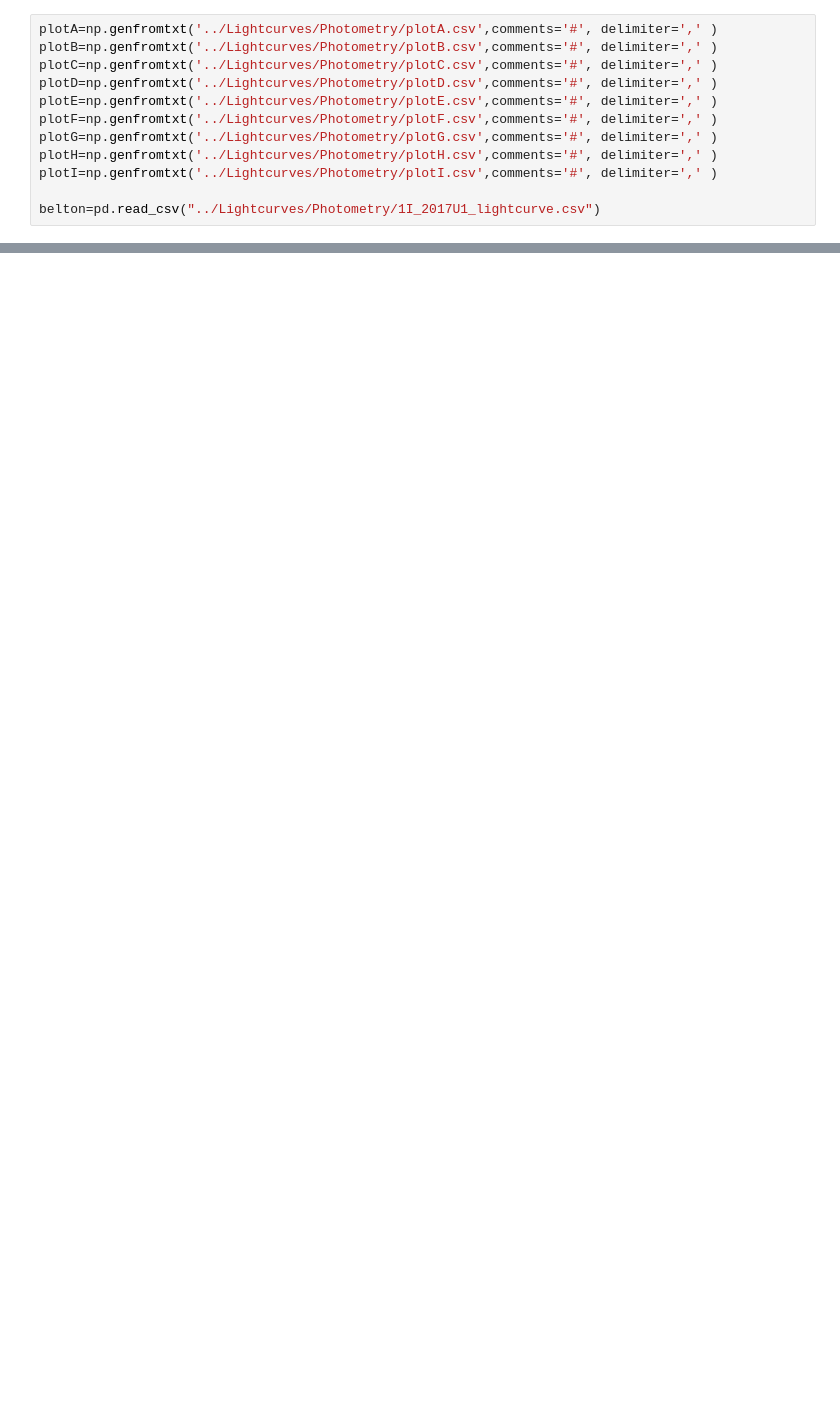
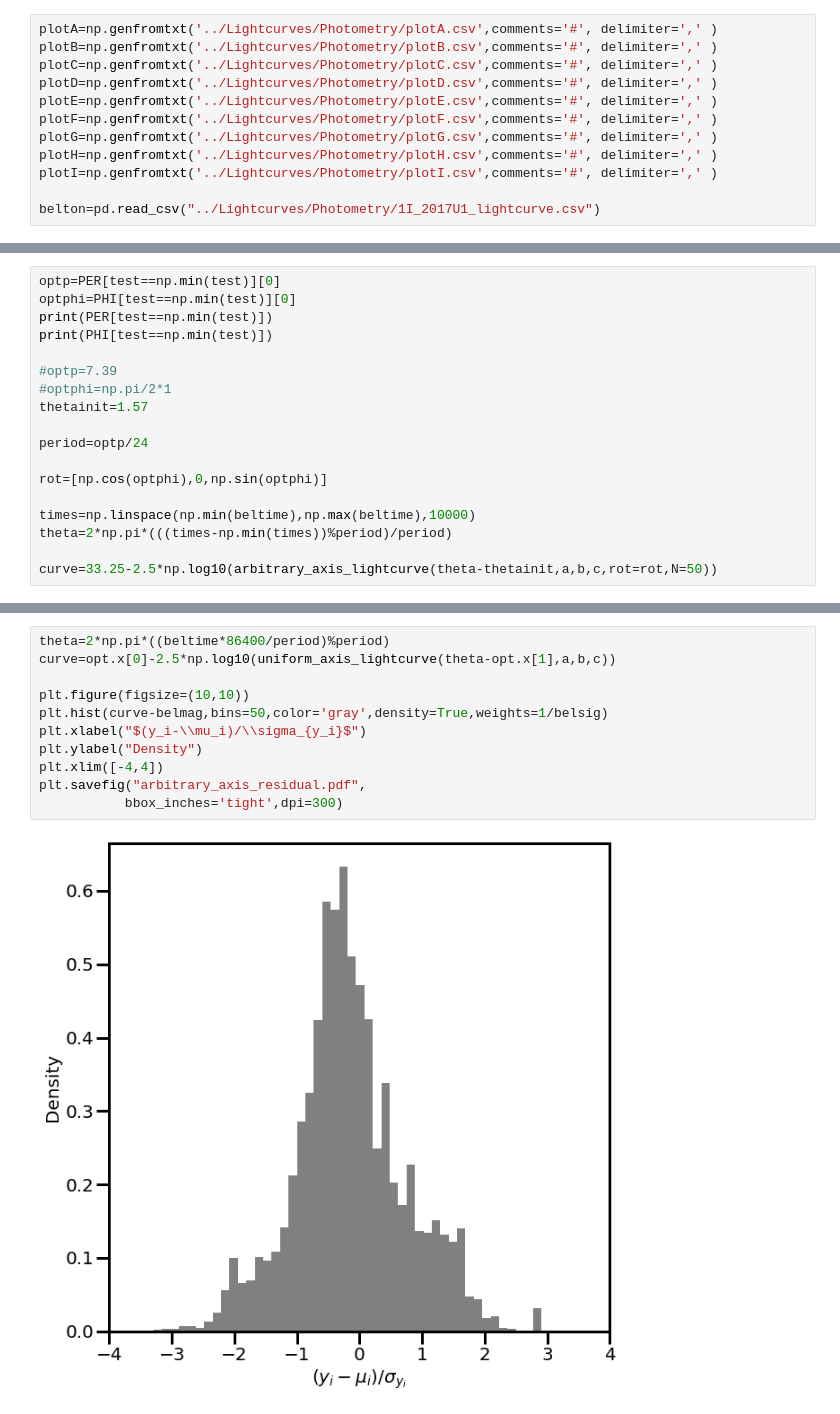
Before and after one commit to astertaylor/Oumuamua, a Jupyter notebook: Figures and Paper/CompositeLightCurve.ipynb, the cells around one changed output, grey strips where cells are left out. Drawn from its saved outputs; the diff is of its cells as text; blank space fills up the shorter version.

```diff
--- a/Figures and Paper/CompositeLightCurve.ipynb
+++ b/Figures and Paper/CompositeLightCurve.ipynb
@@ -390,0 +482,18 @@ plt.savefig('simple_lightcurve_v1.pdf',
+# %%
+optp=PER[test==np.min(test)][0]
+optphi=PHI[test==np.min(test)][0]
+print(PER[test==np.min(test)])
+print(PHI[test==np.min(test)])
+
+#optp=7.39
+#optphi=np.pi/2*1
+thetainit=1.57
+
+period=optp/24
+
+rot=[np.cos(optphi),0,np.sin(optphi)]
+
+times=np.linspace(np.min(beltime),np.max(beltime),10000)
+theta=2*np.pi*(((times-np.min(times))%period)/period)
+
+curve=33.25-2.5*np.log10(arbitrary_axis_lightcurve(theta-thetainit,a,b,c,rot=rot,N=50))
@@ -390,0 +723,13 @@ plt.savefig('simple_lightcurve_v1.pdf',
+# %%
+theta=2*np.pi*((beltime*86400/period)%period)
+curve=opt.x[0]-2.5*np.log10(uniform_axis_lightcurve(theta-opt.x[1],a,b,c))
+
+plt.figure(figsize=(10,10))
+plt.hist(curve-belmag,bins=50,color='gray',density=True,weights=1/belsig)
+plt.xlabel("$(y_i-\\mu_i)/\\sigma_{y_i}$")
+plt.ylabel("Density")
+plt.xlim([-4,4])
+plt.savefig("arbitrary_axis_residual.pdf",
+           bbox_inches='tight',dpi=300)
+# %% [output]
+[figure, added]
```
Also changed, not shown: parts of 14 cells of this notebook, 8 other files.
